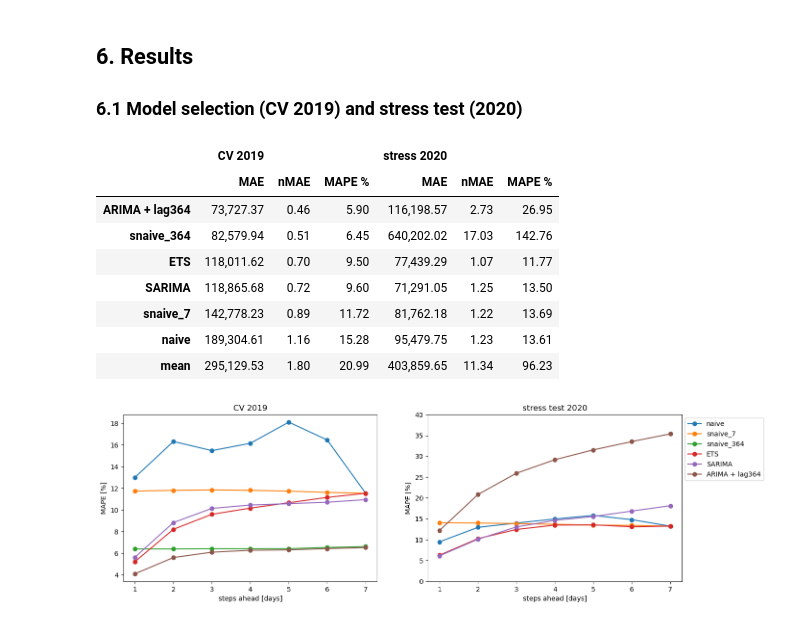
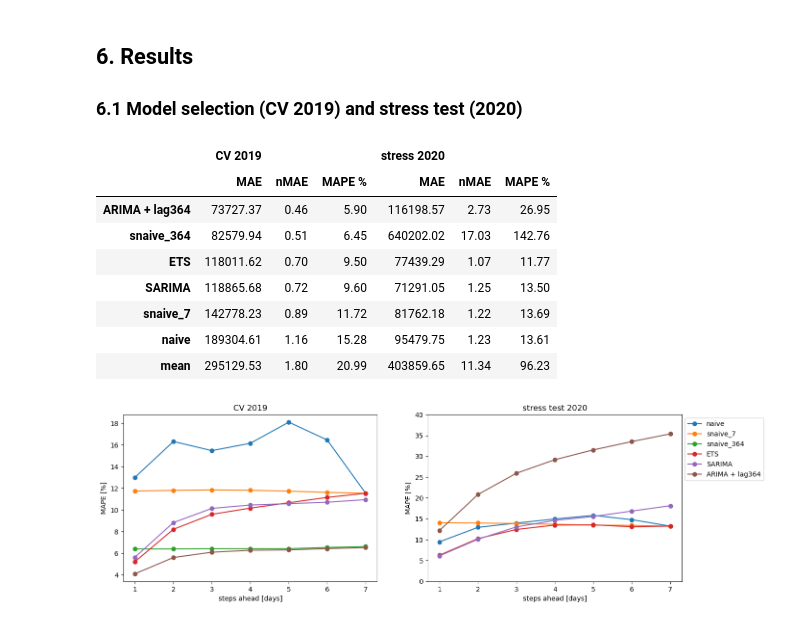
Before and after one commit to peykoff/minichallenge-forecasting, a Jupyter notebook: hotels_LA.ipynb, the cells around one changed output. Drawn from its saved outputs; the diff is of its cells as text; code cells hidden in the pictures.

```diff
--- a/hotels_LA.ipynb
+++ b/hotels_LA.ipynb
@@ -330,12 +355,12 @@ display(scores(stress).round(2))
 # %%
 fig, ax = plt.subplots(1, 2, figsize=(14, 4))
 
-for a, res, title in zip(ax, [cv, stress], ['CV 2019', 'stress test 2020']):
+for a, results, title in zip(ax, [cv, stress], ['CV 2019', 'stress test 2020']):
     mae_h = pd.DataFrame()
 
-    for name, (yt, yh) in res.items():
+    for name, (yt, yh) in results.items():
         mae_h[name] = np.abs(yt - yh).mean()
 
     mae_h.plot(ax=a, marker='o')
-    a.set(xlabel='steps ahead [days]', ylabel='MAE [$]', title=title)
+    a.set(xlabel='steps ahead [days]', ylabel='MAE [USD]', title=title)
 # %% [output]
@@ -379,7 +405,7 @@ All models are fitted on **log y** (section 3.1) with `statsforecast`; the order
 
 **Why lag364:** it is a time embedding (embeddings lecture): the value of the same weekday 52 weeks before is used as a feature, as in an ARIMAX model. It can also be seen as the yearly seasonal naive of 4.3, corrected by ARIMA errors. The regressor is known for the whole forecast horizon ($h \le 7 < 364$), so no information from the future is used.
 # %%
-lag364 = np.log(y).shift(364).values[:, None]  # NaN in 2013, so the estimation starts in 2014
+lag364 = np.log(y).shift(364).values.reshape(-1, 1)  # NaN in 2013, so the estimation starts in 2014
 
 models = {
     'ETS': (AutoETS(season_length=7), None),
@@ -395,13 +421,13 @@ s0 = y.index.get_loc(pd.Timestamp(FIT.start))
 
 
 def sf_forecaster(model, X=None, y_fit=y):
-    e = s0 + len(y.loc[FIT])
-    y_log = np.log(y_fit.values[s0:e])
+    end = s0 + len(y.loc[FIT])
+    y_log = np.log(y_fit.values[s0:end])
 
     if X is None:
         model.fit(y_log)
     else:
-        model.fit(y_log, X=X[s0:e])
+        model.fit(y_log, X=X[s0:end])
 
     def f(y_tr, h, level=None):
         n = len(y_tr)
@@ -415,22 +441,26 @@ def sf_forecaster(model, X=None, y_fit=y):
         # back to the revenue scale
         if level is None:
             return np.exp(out['mean'])
-        return {k: np.exp(v) for k, v in out.items()}
+
+        for k in out:
+            out[k] = np.exp(out[k])
+        return out
 
     return f
 
 
-forecasters = {n: sf_forecaster(m, X) for n, (m, X) in models.items()}
+forecasters = {}
 
-for n, (m, X) in models.items():
-    if n == 'ETS':
-        print(n, m.model_['method'])
+for name, (m, X) in models.items():
+    f = sf_forecaster(m, X)
+    forecasters[name] = f
+    cv[name] = rolling_cv(y, f, '2019-01-01', '2019-12-31')
+    stress[name] = rolling_cv(y, f, '2020-01-01', '2020-10-31')
+
+    if name == 'ETS':
+        print(name, m.model_['method'])
     else:
-        print(n, arima_string(m.model_))
-
-for n, f in forecasters.items():
-    cv[n] = rolling_cv(y, f, '2019-01-01', '2019-12-31')
-    stress[n] = rolling_cv(y, f, '2020-01-01', '2020-10-31')
+        print(name, arima_string(m.model_))
 # %% [output]
 ETS ETS(A,N,A)
 SARIMA ARIMA(5,0,2)(2,1,0)[7]
@@ -445,17 +475,17 @@ ARIMA + lag364 Regression with ARIMA(1,1,2)(2,0,0)[7] errors
 ### 6.1 Model selection (CV 2019) and stress test (2020)
 # %%
 res = pd.concat({'CV 2019': scores(cv), 'stress 2020': scores(stress)}, axis=1)
-res.sort_values(('CV 2019', 'MAE')).style.format('{:,.2f}').highlight_min(color='lightgreen')
+res.sort_values(('CV 2019', 'MAE')).round(2)
 # %% [output]
 |  | CV 2019 |  |  | stress 2020 |  |  |
 |  | MAE | nMAE | MAPE % | MAE | nMAE | MAPE % |
-| ARIMA + lag364 | 73,727.37 | 0.46 | 5.90 | 116,198.57 | 2.73 | 26.95 |
-| snaive_364 | 82,579.94 | 0.51 | 6.45 | 640,202.02 | 17.03 | 142.76 |
-| ETS | 118,011.62 | 0.70 | 9.50 | 77,439.29 | 1.07 | 11.77 |
-| SARIMA | 118,865.68 | 0.72 | 9.60 | 71,291.05 | 1.25 | 13.50 |
-| snaive_7 | 142,778.23 | 0.89 | 11.72 | 81,762.18 | 1.22 | 13.69 |
-| naive | 189,304.61 | 1.16 | 15.28 | 95,479.75 | 1.23 | 13.61 |
-| mean | 295,129.53 | 1.80 | 20.99 | 403,859.65 | 11.34 | 96.23 |
+| ARIMA + lag364 | 73727.37 | 0.46 | 5.90 | 116198.57 | 2.73 | 26.95 |
+| snaive_364 | 82579.94 | 0.51 | 6.45 | 640202.02 | 17.03 | 142.76 |
+| ETS | 118011.62 | 0.70 | 9.50 | 77439.29 | 1.07 | 11.77 |
+| SARIMA | 118865.68 | 0.72 | 9.60 | 71291.05 | 1.25 | 13.50 |
+| snaive_7 | 142778.23 | 0.89 | 11.72 | 81762.18 | 1.22 | 13.69 |
+| naive | 189304.61 | 1.16 | 15.28 | 95479.75 | 1.23 | 13.61 |
+| mean | 295129.53 | 1.80 | 20.99 | 403859.65 | 11.34 | 96.23 |
 # %%
 fig, ax = plt.subplots(1, 2, figsize=(15, 4.5))
 
```
Also changed, not shown: parts of 11 cells of this notebook, 2 other files.
